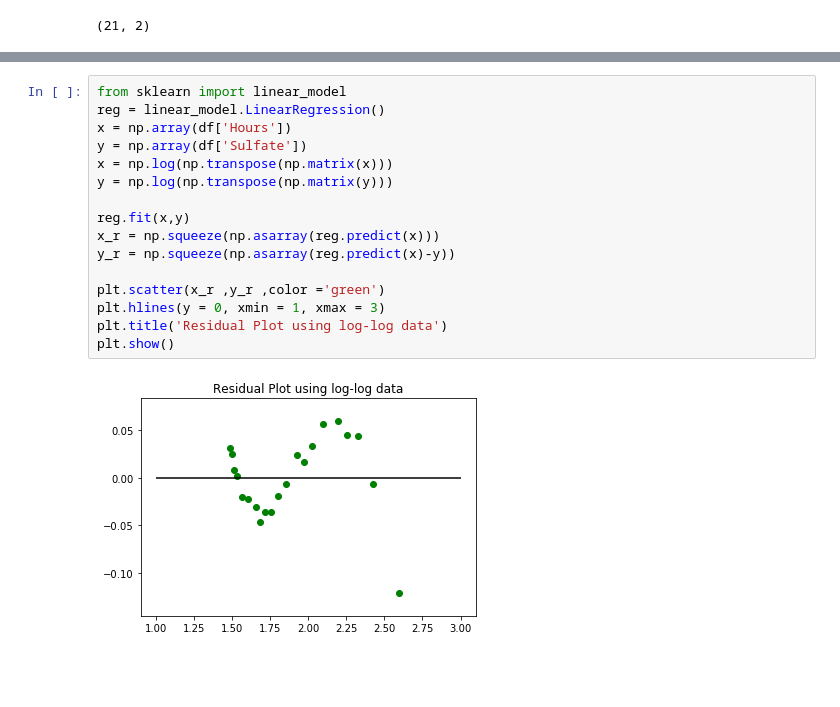
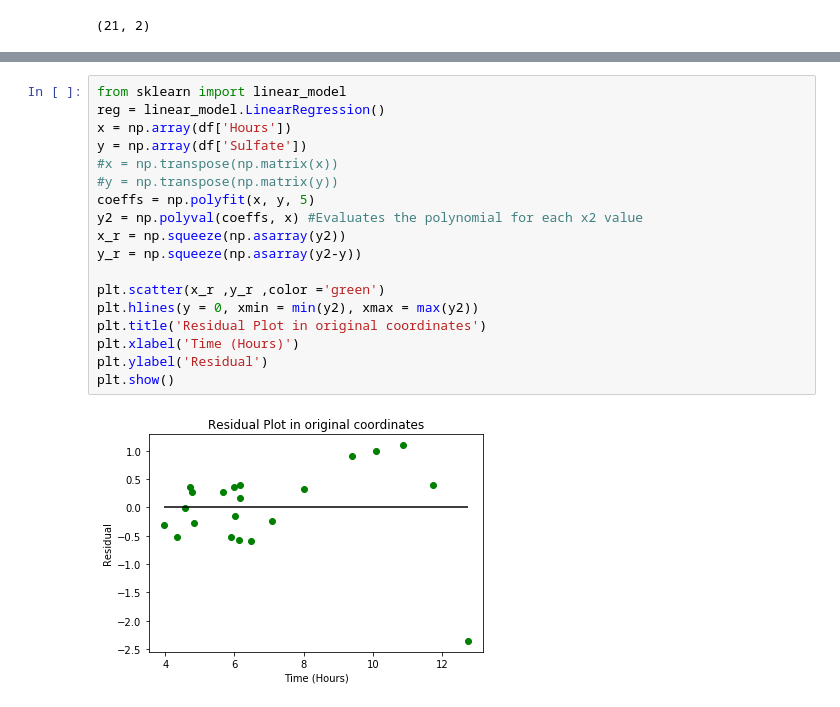
Before and after one commit to lpoon2/CS498-AML, a Jupyter notebook: hw5/hw5.1.ipynb, the cells around one changed output, grey strips where cells are left out. Saved outputs shown, nothing was run; the diff lists cells and outputs as text; blank space fills up the shorter version.

```diff
--- a/hw5/hw5.1.ipynb
+++ b/hw5/hw5.1.ipynb
@@ -64,18 +104,20 @@ plt.show()
 # %%
 from sklearn import linear_model
 reg = linear_model.LinearRegression()
 x = np.array(df['Hours'])
 y = np.array(df['Sulfate'])
-x = np.log(np.transpose(np.matrix(x)))
-y = np.log(np.transpose(np.matrix(y)))
-
-reg.fit(x,y)
-x_r = np.squeeze(np.asarray(reg.predict(x)))
-y_r = np.squeeze(np.asarray(reg.predict(x)-y))
+#x = np.transpose(np.matrix(x))
+#y = np.transpose(np.matrix(y))
+coeffs = np.polyfit(x, y, 5)
+y2 = np.polyval(coeffs, x) #Evaluates the polynomial for each x2 value
+x_r = np.squeeze(np.asarray(y2))
+y_r = np.squeeze(np.asarray(y2-y))
 
 plt.scatter(x_r ,y_r ,color ='green')
-plt.hlines(y = 0, xmin = 1, xmax = 3)
-plt.title('Residual Plot using log-log data')
+plt.hlines(y = 0, xmin = min(y2), xmax = max(y2))
+plt.title('Residual Plot in original coordinates')
+plt.xlabel('Time (Hours)')
+plt.ylabel('Residual')
 plt.show()
 # %% [output]
-[figure, old version]
+[figure, new version]
```
Also changed, not shown: parts of 7 cells of this notebook.
